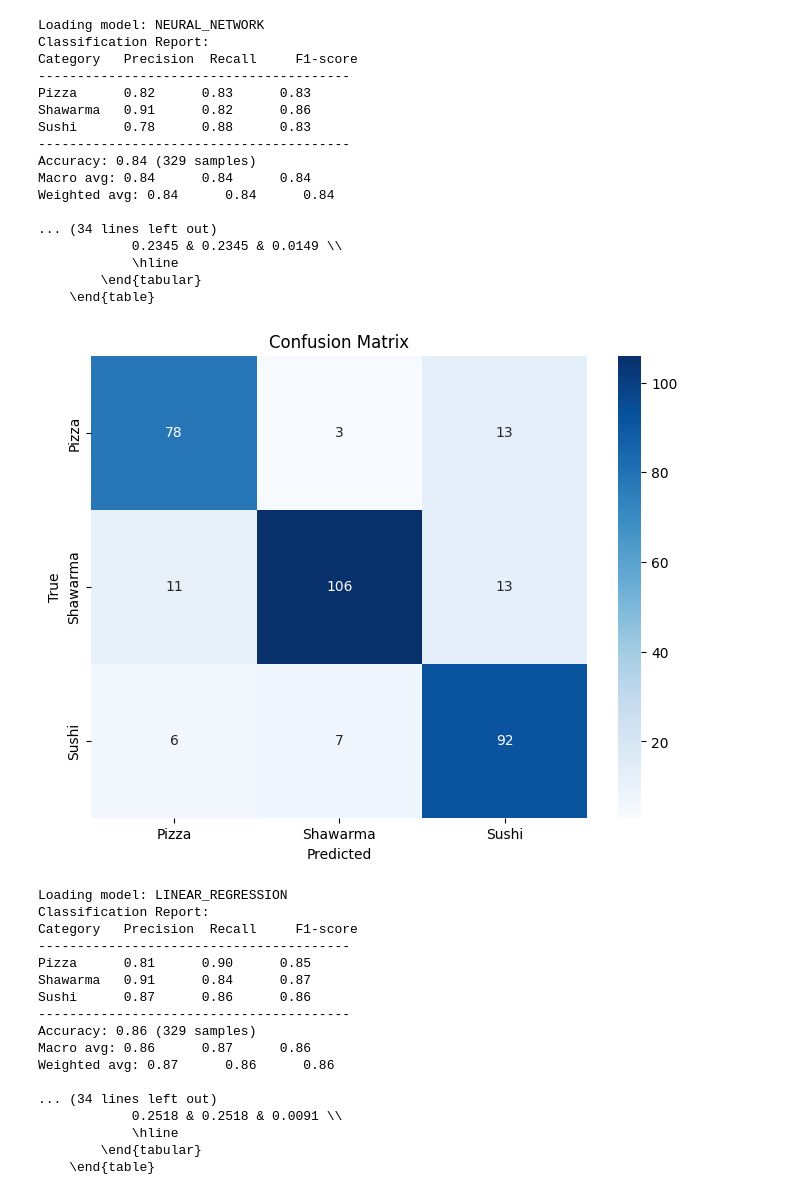
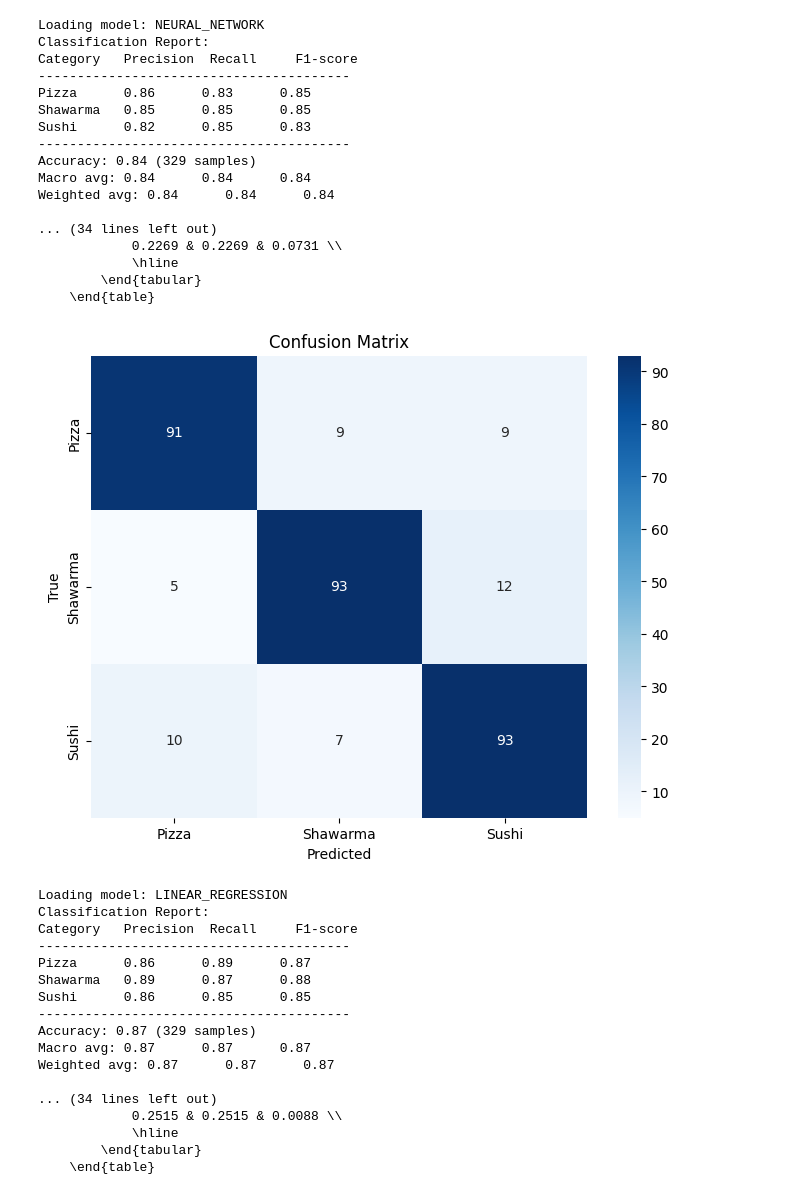
Before and after one commit to imperialinvictus/ML_Challenge, a Jupyter notebook: embedding/embedding_models_eval.ipynb, the cells around one changed output. Drawn from its saved outputs; the diff is of its cells as text; code cells hidden in the pictures.

```diff
--- a/embedding/embedding_models_eval.ipynb
+++ b/embedding/embedding_models_eval.ipynb
@@ -36,7 +36,7 @@ y_classes = np.array([FoodEnum.from_label(label) for label in y])
 
 # Split data with a fixed random state for reproducibility
 X_train, X_test, y_train_encoded, y_test_encoded, y_train_classes, y_test_classes = train_test_split(
-    X, y_encoded, y_classes, test_size=0.2, random_state=42
+    X, y_encoded, y_classes, test_size=0.2, random_state=42, stratify=y
 )
 
 for model_type in ModelType:
@@ -155,52 +155,52 @@ for model_type in ModelType:
     \\end{{table}}
     """
 
     print(latex_loss_table)
 
     # Visualize confusion matrix
     import seaborn as sns
     from sklearn.metrics import confusion_matrix
 
     plt.figure(figsize=(8, 6))
     cm = confusion_matrix(y_test_classes, y_test_pred)
     sns.heatmap(cm, annot=True, fmt='d', cmap='Blues', xticklabels=target_names, yticklabels=target_names)
     plt.xlabel('Predicted')
     plt.ylabel('True')
     plt.title('Confusion Matrix')
     plt.show()
 # %% [output]
 Loading model: NEURAL_NETWORK
 Classification Report:
 Category   Precision  Recall     F1-score
 ----------------------------------------
-Pizza      0.82      0.83      0.83
-Shawarma   0.91      0.82      0.86
-Sushi      0.78      0.88      0.83
+Pizza      0.86      0.83      0.85
+Shawarma   0.85      0.85      0.85
+Sushi      0.82      0.85      0.83
 ----------------------------------------
 Accuracy: 0.84 (329 samples)
 Macro avg: 0.84      0.84      0.84
 Weighted avg: 0.84      0.84      0.84
 
 ... (34 lines left out)
-            0.2345 & 0.2345 & 0.0149 \\
+            0.2269 & 0.2269 & 0.0731 \\
             \hline
         \end{tabular}
     \end{table}
-[figure, old version]
+[figure, new version]
 Loading model: LINEAR_REGRESSION
 Classification Report:
 Category   Precision  Recall     F1-score
 ----------------------------------------
-Pizza      0.81      0.90      0.85
-Shawarma   0.91      0.84      0.87
-Sushi      0.87      0.86      0.86
+Pizza      0.86      0.89      0.87
+Shawarma   0.89      0.87      0.88
+Sushi      0.86      0.85      0.85
 ----------------------------------------
-Accuracy: 0.86 (329 samples)
-Macro avg: 0.86      0.87      0.86
-Weighted avg: 0.87      0.86      0.86
+Accuracy: 0.87 (329 samples)
+Macro avg: 0.87      0.87      0.87
+Weighted avg: 0.87      0.87      0.87
 
 ... (34 lines left out)
-            0.2518 & 0.2518 & 0.0091 \\
+            0.2515 & 0.2515 & 0.0088 \\
             \hline
         \end{tabular}
     \end{table}
```
Also changed, not shown: parts of 1 cell of this notebook, 15 other files.
